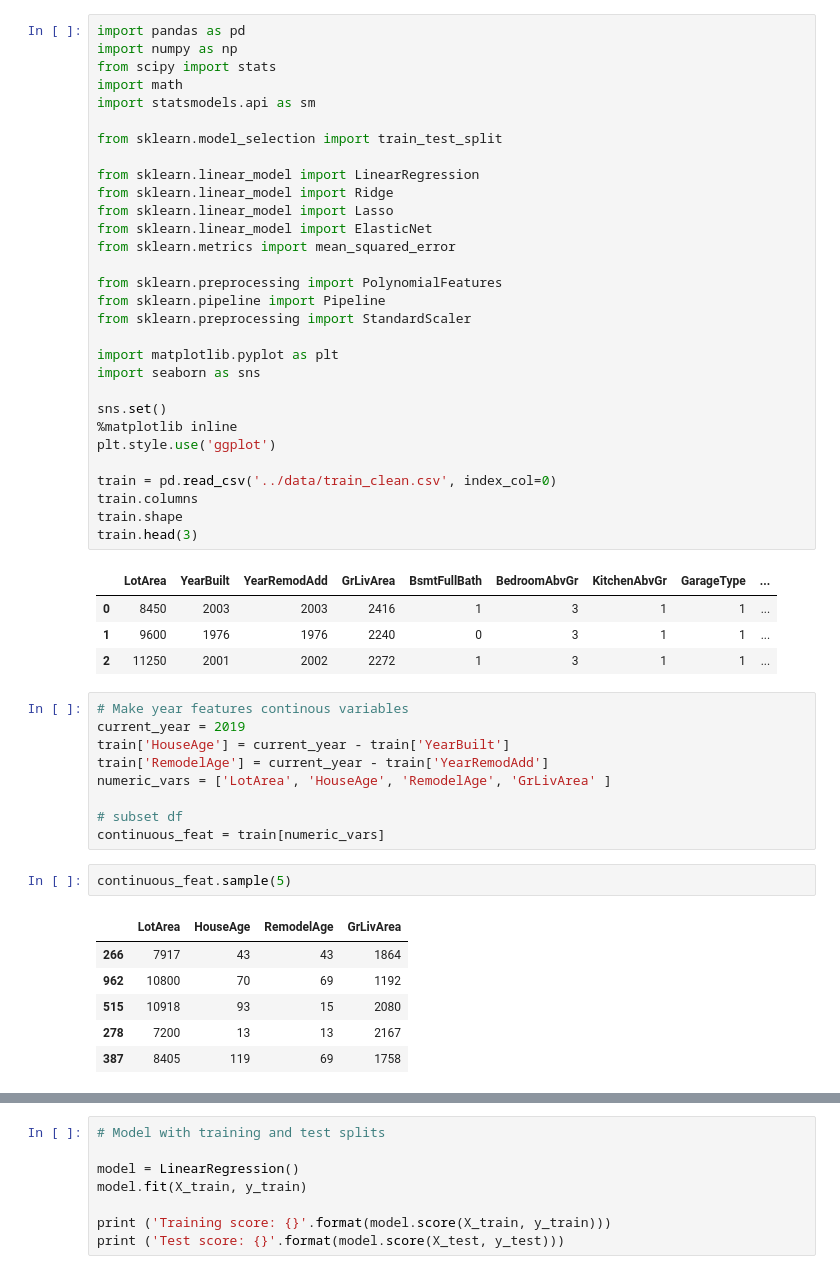
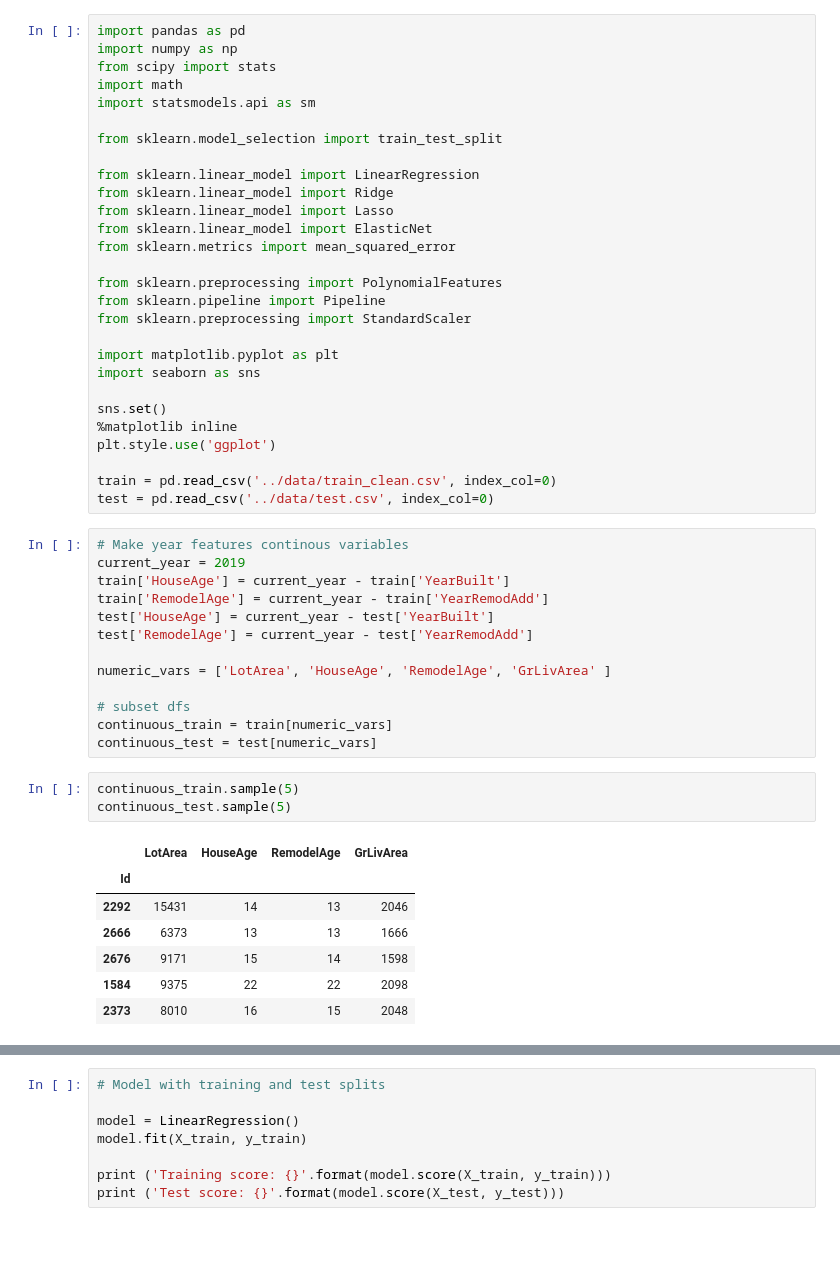
Before and after one commit to marc7531/housing-project, a Jupyter notebook: kate/continuous_models.ipynb, the cells around one changed output, grey strips where cells are left out. Cells and saved outputs as stored; diff of their text form; blank space fills up the shorter version.

```diff
--- a/kate/continuous_models.ipynb
+++ b/kate/continuous_models.ipynb
@@ -25,29 +25,28 @@ sns.set()
 plt.style.use('ggplot')
 
 train = pd.read_csv('../data/train_clean.csv', index_col=0)
-train.columns
-train.shape
-train.head(3)
+test = pd.read_csv('../data/test.csv', index_col=0)
-# %% [output]
-|  | LotArea | YearBuilt | YearRemodAdd | GrLivArea | BsmtFullBath | BedroomAbvGr | KitchenAbvGr | GarageType | ... |
-| 0 | 8450 | 2003 | 2003 | 2416 | 1 | 3 | 1 | 1 | ... |
-| 1 | 9600 | 1976 | 1976 | 2240 | 0 | 3 | 1 | 1 | ... |
-| 2 | 11250 | 2001 | 2002 | 2272 | 1 | 3 | 1 | 1 | ... |
 # %%
 # Make year features continous variables
 current_year = 2019
 train['HouseAge'] = current_year - train['YearBuilt']
 train['RemodelAge'] = current_year - train['YearRemodAdd']
+test['HouseAge'] = current_year - test['YearBuilt']
+test['RemodelAge'] = current_year - test['YearRemodAdd']
+
 numeric_vars = ['LotArea', 'HouseAge', 'RemodelAge', 'GrLivArea' ]
 
-# subset df
-continuous_feat = train[numeric_vars]
+# subset dfs
+continuous_train = train[numeric_vars]
+continuous_test = test[numeric_vars]
-# %%
-continuous_feat.sample(5)
-# %% [output]
-|  | LotArea | HouseAge | RemodelAge | GrLivArea |
-| 266 | 7917 | 43 | 43 | 1864 |
-| 962 | 10800 | 70 | 69 | 1192 |
-| 515 | 10918 | 93 | 15 | 2080 |
-| 278 | 7200 | 13 | 13 | 2167 |
-| 387 | 8405 | 119 | 69 | 1758 |
+# %%
+continuous_train.sample(5)
+continuous_test.sample(5)
+# %% [output]
+|  | LotArea | HouseAge | RemodelAge | GrLivArea |
+| Id |  |  |  |  |
+| 2292 | 15431 | 14 | 13 | 2046 |
+| 2666 | 6373 | 13 | 13 | 1666 |
+| 2676 | 9171 | 15 | 14 | 1598 |
+| 1584 | 9375 | 22 | 22 | 2098 |
+| 2373 | 8010 | 16 | 15 | 2048 |
```
Also changed, not shown: parts of 9 cells of this notebook, 1 other file.
